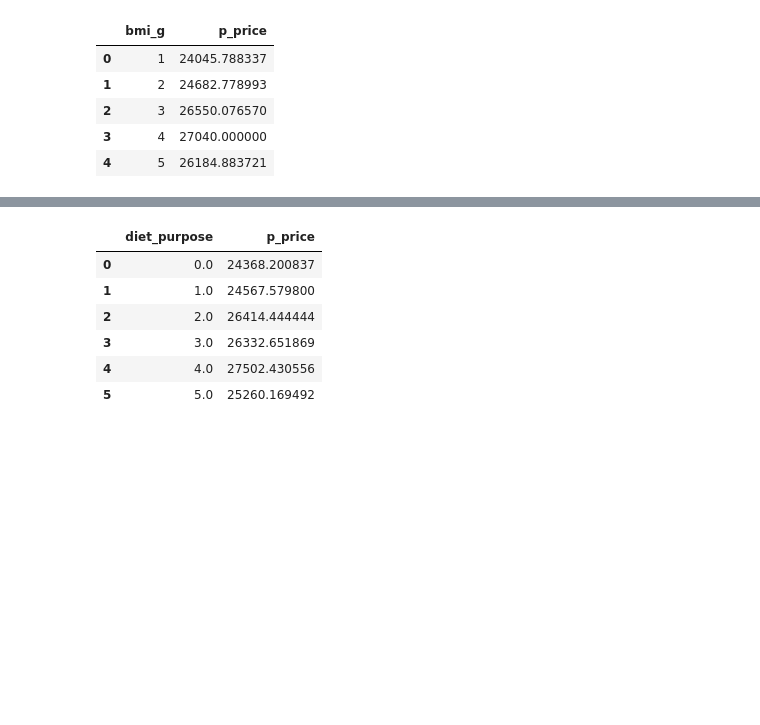
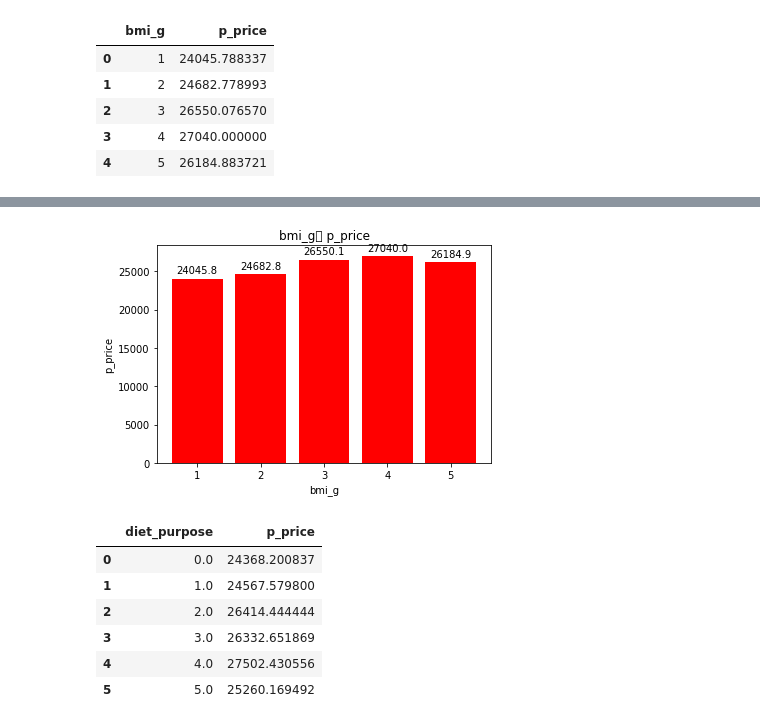
Before and after one commit to MINJIN82/-Ubion, a Jupyter notebook: mini_project25.ipynb, the cells around one changed output, grey strips where cells are left out. Saved outputs shown, nothing was run; the diff lists cells and outputs as text; code cells hidden in the pictures; blank space fills up the shorter version.

```diff
--- a/mini_project25.ipynb
+++ b/mini_project25.ipynb
@@ -305,5 +393,6 @@ df.groupby(by=['bmi_g'],as_index=False)["diet_purpose"].mean()
 # %%
-df.groupby(by=['bmi_g'],as_index=False)["p_price"].mean()
+b=df.groupby(by=['bmi_g'],as_index=False)["p_price"].mean()
+b
 # %% [output]
 |  | bmi_g | p_price |
 | 0 | 1 | 24045.788337 |
@@ -311,3 +400,26 @@ df.groupby(by=['bmi_g'],as_index=False)["p_price"].mean()
 | 2 | 3 | 26550.076570 |
 | 3 | 4 | 27040.000000 |
 | 4 | 5 | 26184.883721 |
+# %%
+# 데이터
+labels = b['bmi_g']
+mean_sales = b["p_price"]
+
+# 그래프 그리기
+x = np.arange(len(labels))
+fig, ax = plt.subplots()
+rects = ax.bar(x, mean_sales, align='center', color='red')
+ax.set_xticks(x)
+ax.set_xticklabels(labels)
+ax.set_ylabel('p_price')
+ax.set_xlabel('bmi_g')
+ax.set_title('bmi_g별 p_price')
+
+# 레이블 표시
+for rect in rects:
+    height = rect.get_height()
+    ax.annotate(f'{height:.1f}', xy=(rect.get_x() + rect.get_width() / 2, height),
+                xytext=(0, 3), textcoords='offset points', ha='center', va='bottom')
+
+plt.show()
+# %% [output]
@@ -314 +443,2 @@ df.groupby(by=['bmi_g'],as_index=False)["p_price"].mean()
+[figure, added]
 # %%
```
Also changed, not shown: parts of 54 cells of this notebook.
